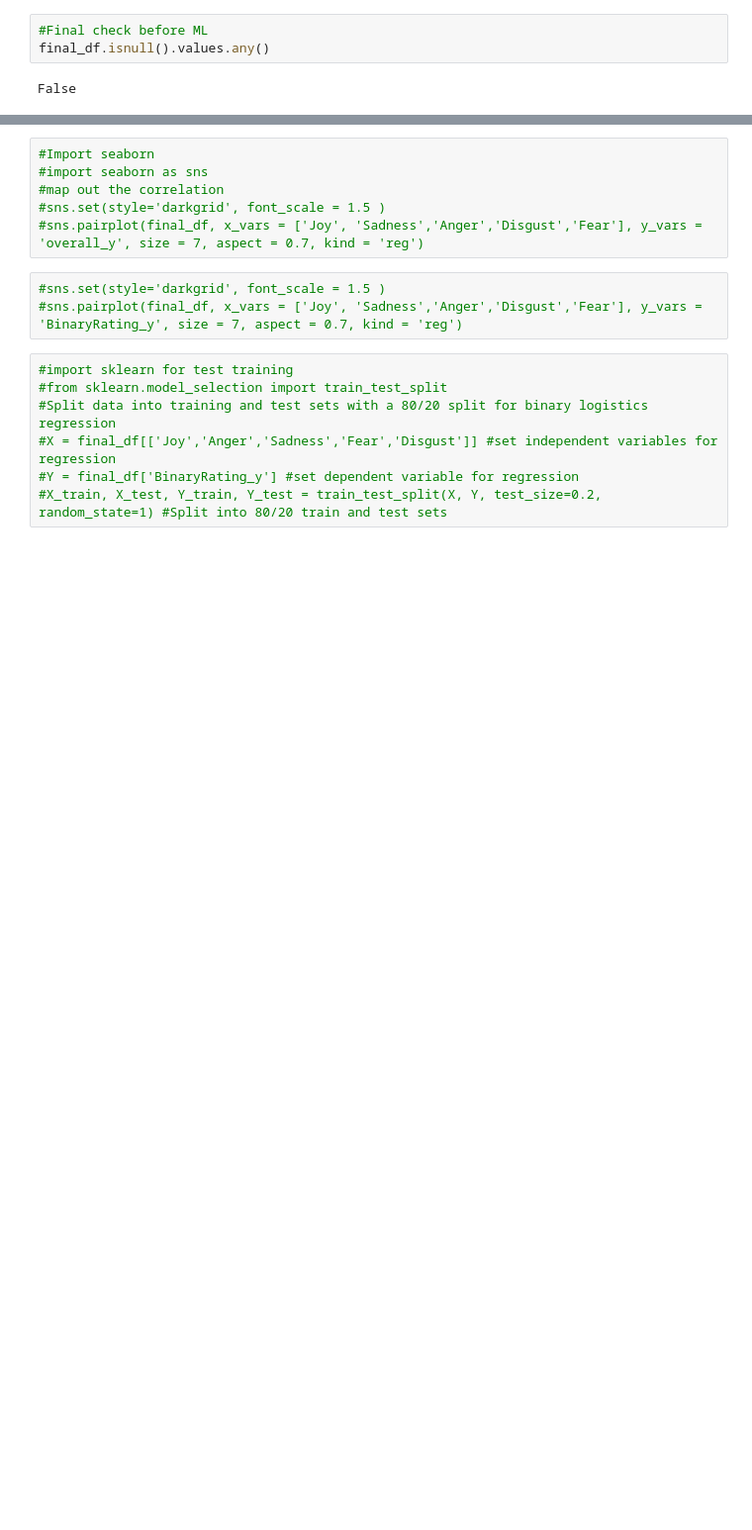
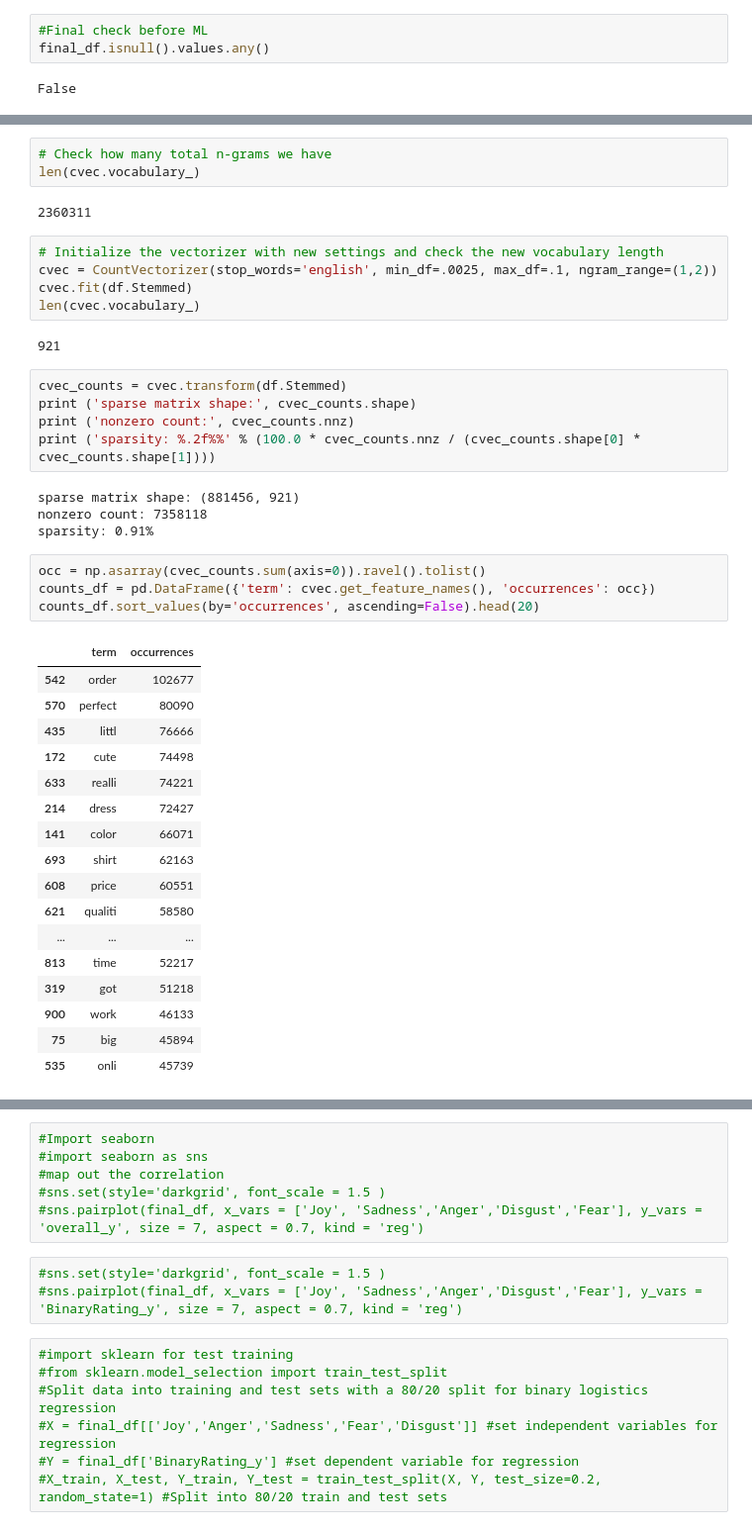
Before and after one commit to georgetown-analytics/Amazonian-Sentiments, a Jupyter notebook: AmazonFashion.ipynb, the cells around one changed output, grey strips where cells are left out. Shown at 99% size. Drawn from its saved outputs; the diff is of its cells as text; blank space fills up the shorter version.

```diff
--- a/AmazonFashion.ipynb
+++ b/AmazonFashion.ipynb
@@ -311,0 +357,43 @@ final_df.corr()
+# %%
+# Check how many total n-grams we have
+len(cvec.vocabulary_)
+# %% [output]
+2360311
+# %%
+# Initialize the vectorizer with new settings and check the new vocabulary length
+cvec = CountVectorizer(stop_words='english', min_df=.0025, max_df=.1, ngram_range=(1,2))
+cvec.fit(df.Stemmed)
+len(cvec.vocabulary_)
+# %% [output]
+921
+# %%
+cvec_counts = cvec.transform(df.Stemmed)
+print ('sparse matrix shape:', cvec_counts.shape)
+print ('nonzero count:', cvec_counts.nnz)
+print ('sparsity: %.2f%%' % (100.0 * cvec_counts.nnz / (cvec_counts.shape[0] * cvec_counts.shape[1])))
+# %% [output]
+sparse matrix shape: (881456, 921)
+nonzero count: 7358118
+sparsity: 0.91%
+# %%
+occ = np.asarray(cvec_counts.sum(axis=0)).ravel().tolist()
+counts_df = pd.DataFrame({'term': cvec.get_feature_names(), 'occurrences': occ})
+counts_df.sort_values(by='occurrences', ascending=False).head(20)
+# %% [output]
+|  | term | occurrences |
+| 542 | order | 102677 |
+| 570 | perfect | 80090 |
+| 435 | littl | 76666 |
+| 172 | cute | 74498 |
+| 633 | realli | 74221 |
+| 214 | dress | 72427 |
+| 141 | color | 66071 |
+| 693 | shirt | 62163 |
+| 608 | price | 60551 |
+| 621 | qualiti | 58580 |
+| ... | ... | ... |
+| 813 | time | 52217 |
+| 319 | got | 51218 |
+| 900 | work | 46133 |
+| 75 | big | 45894 |
+| 535 | onli | 45739 |
```
Also changed, not shown: parts of 15 cells of this notebook.
